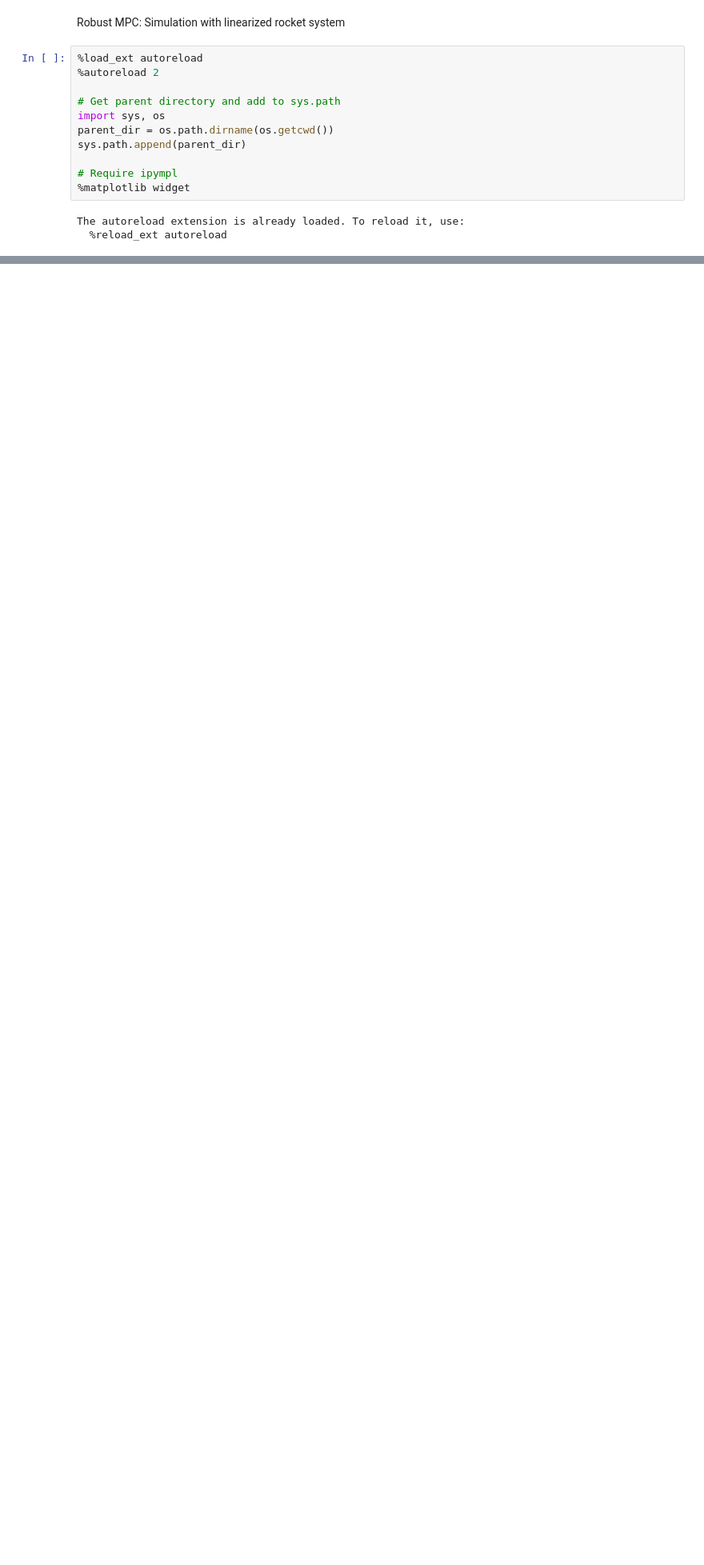
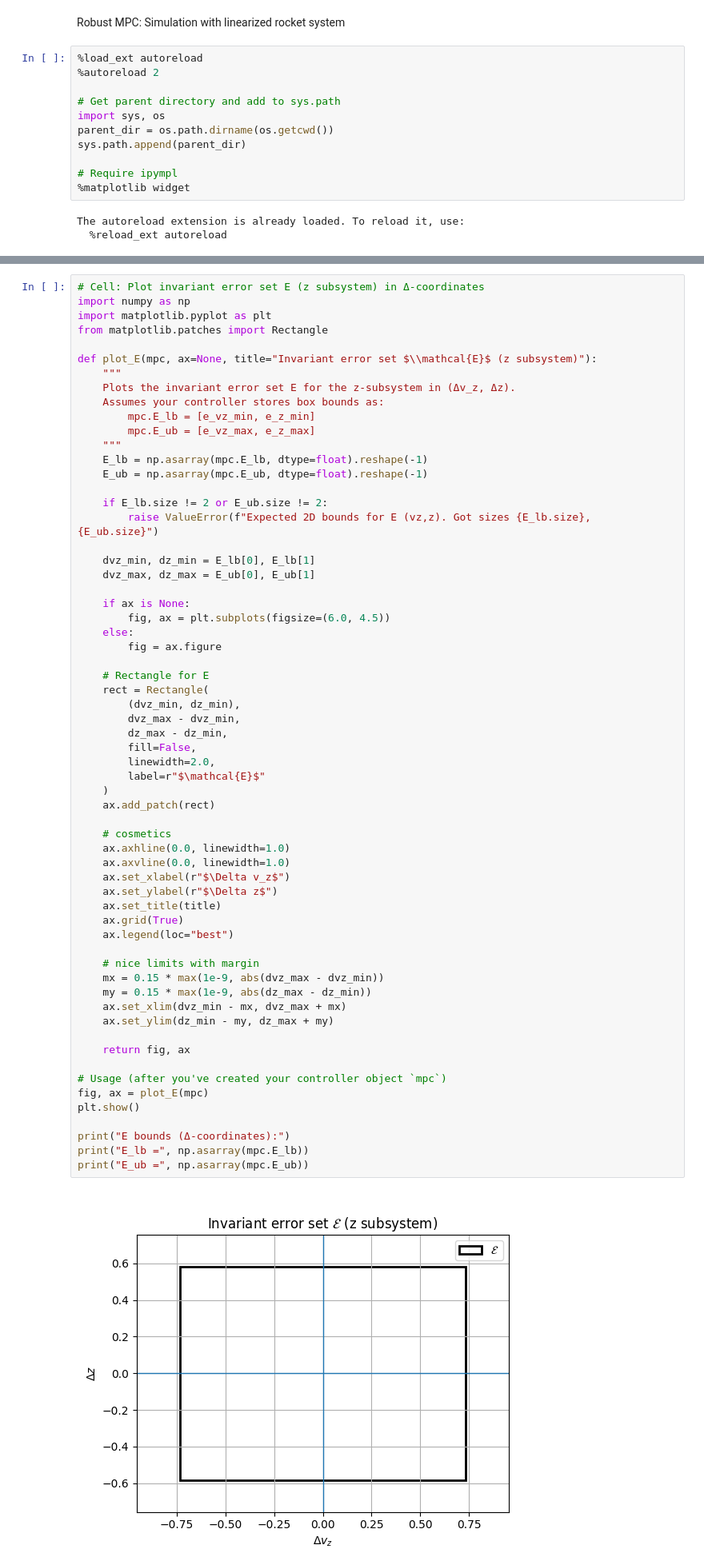
Before and after one commit to eglantinedurand/MPC_project, a Jupyter notebook: project/Deliverable_6_1&2/Deliverable_6_1.ipynb, the cells around one changed output, grey strips where cells are left out. Shown at 80% size. Drawn from its saved outputs; the diff is of its cells as text; blank space fills up the shorter version.

```diff
--- a/project/Deliverable_6_1&2/Deliverable_6_1.ipynb
+++ b/project/Deliverable_6_1&2/Deliverable_6_1.ipynb
@@ -97,0 +165,64 @@ AppLayout(children=(HBox(children=(Play(value=0, description='Press play', max=1
+# %%
+# Cell: Plot invariant error set E (z subsystem) in Δ-coordinates
+import numpy as np
+import matplotlib.pyplot as plt
+from matplotlib.patches import Rectangle
+
+def plot_E(mpc, ax=None, title="Invariant error set $\\mathcal{E}$ (z subsystem)"):
+    """
+    Plots the invariant error set E for the z-subsystem in (Δv_z, Δz).
+    Assumes your controller stores box bounds as:
+        mpc.E_lb = [e_vz_min, e_z_min]
+        mpc.E_ub = [e_vz_max, e_z_max]
+    """
+    E_lb = np.asarray(mpc.E_lb, dtype=float).reshape(-1)
+    E_ub = np.asarray(mpc.E_ub, dtype=float).reshape(-1)
+
+    if E_lb.size != 2 or E_ub.size != 2:
+        raise ValueError(f"Expected 2D bounds for E (vz,z). Got sizes {E_lb.size}, {E_ub.size}")
+
+    dvz_min, dz_min = E_lb[0], E_lb[1]
+    dvz_max, dz_max = E_ub[0], E_ub[1]
+
+    if ax is None:
+        fig, ax = plt.subplots(figsize=(6.0, 4.5))
+    else:
+        fig = ax.figure
+
+    # Rectangle for E
+    rect = Rectangle(
+        (dvz_min, dz_min),
+        dvz_max - dvz_min,
+        dz_max - dz_min,
+        fill=False,
+        linewidth=2.0,
+        label=r"$\mathcal{E}$"
+    )
+    ax.add_patch(rect)
+
+    # cosmetics
+    ax.axhline(0.0, linewidth=1.0)
+    ax.axvline(0.0, linewidth=1.0)
+    ax.set_xlabel(r"$\Delta v_z$")
+    ax.set_ylabel(r"$\Delta z$")
+    ax.set_title(title)
+    ax.grid(True)
+    ax.legend(loc="best")
+
+    # nice limits with margin
+    mx = 0.15 * max(1e-9, abs(dvz_max - dvz_min))
+    my = 0.15 * max(1e-9, abs(dz_max - dz_min))
+    ax.set_xlim(dvz_min - mx, dvz_max + mx)
+    ax.set_ylim(dz_min - my, dz_max + my)
+
+    return fig, ax
+
+# Usage (after you've created your controller object `mpc`)
+fig, ax = plot_E(mpc)
+plt.show()
+
+print("E bounds (Δ-coordinates):")
+print("E_lb =", np.asarray(mpc.E_lb))
+print("E_ub =", np.asarray(mpc.E_ub))
+# %% [output]
+[figure, added]
```
Also changed, not shown: parts of 11 cells of this notebook, 1 other file.
